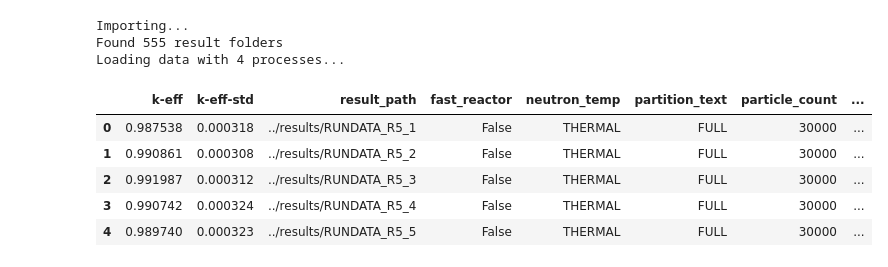
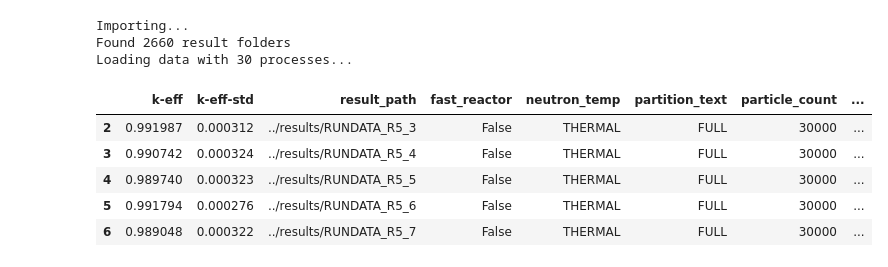
Before and after one commit to Kladdy/master-project, a Jupyter notebook: analysis/runs/R5/plotting/plot.ipynb, the cells around one changed output. Cells and saved outputs as stored; diff of their text form; code cells hidden in the pictures.

```diff
--- a/analysis/runs/R5/plotting/plot.ipynb
+++ b/analysis/runs/R5/plotting/plot.ipynb
@@ -1,5 +1,5 @@
 # %%
-PROCESSES_COUNT = 4
+PROCESSES_COUNT = 30
 
 print("Importing...")
 from multiprocessing import Pool
@@ -46,38 +46,41 @@ with Pool(PROCESSES_COUNT) as p:
     results = list(tqdm(p.imap(handle_folder, result_folders), total=len(result_folders)))
 # %% [output]
 Importing...
-Found 555 result folders
-Loading data with 4 processes...
+Found 2660 result folders
+Loading data with 30 processes...
 # %%
 # PLOT SETTINGS:
 FAST_REACTOR = False # True if epithermal, False if thermal
 NEUTRON_TEMP = "EPITHERMAL" if FAST_REACTOR else "THERMAL"
+USE_SAMPLED_DATA = True
+SAMPLED_STRING = "SAMPLED" if USE_SAMPLED_DATA else "NOT_SAMPLED"
 
-folder_name = f"plots-{NEUTRON_TEMP}"
+folder_name = f"plots-{NEUTRON_TEMP}-{SAMPLED_STRING}"
 os.makedirs(folder_name, exist_ok=True)
 
 def get_filename(plot_type: str, value: str):
     return f"{folder_name}/{plot_type}_{value}-{NEUTRON_TEMP}.pdf"
 
 # Create a dataframe from the results
 df = pd.DataFrame(results)
 
-# Filter for FAST_REACTOR
+# Filters
 df = df[df["fast_reactor"] == FAST_REACTOR]
+df = df[df["use_sampled_data"] == USE_SAMPLED_DATA]
 
 if df.empty:
     raise Exception("No results found!")
 
 df = data_tools.add_reactivity_to_df(df)
 
 df.head()
 # %% [output]
 |  | k-eff | k-eff-std | result_path | fast_reactor | neutron_temp | partition_text | particle_count | ... |
-| 0 | 0.987538 | 0.000318 | ../results/RUNDATA_R5_1 | False | THERMAL | FULL | 30000 | ... |
-| 1 | 0.990861 | 0.000308 | ../results/RUNDATA_R5_2 | False | THERMAL | FULL | 30000 | ... |
 | 2 | 0.991987 | 0.000312 | ../results/RUNDATA_R5_3 | False | THERMAL | FULL | 30000 | ... |
 | 3 | 0.990742 | 0.000324 | ../results/RUNDATA_R5_4 | False | THERMAL | FULL | 30000 | ... |
 | 4 | 0.989740 | 0.000323 | ../results/RUNDATA_R5_5 | False | THERMAL | FULL | 30000 | ... |
+| 5 | 0.991794 | 0.000276 | ../results/RUNDATA_R5_6 | False | THERMAL | FULL | 30000 | ... |
+| 6 | 0.989048 | 0.000322 | ../results/RUNDATA_R5_7 | False | THERMAL | FULL | 30000 | ... |
 # %%
 fig = plot_tools.plot_histogram_from_df(df=df, data_key="k-eff",
                                         fit_gaussian=True, decimals=5,
```
Also changed, not shown: parts of 2 cells of this notebook, 9 other files.
